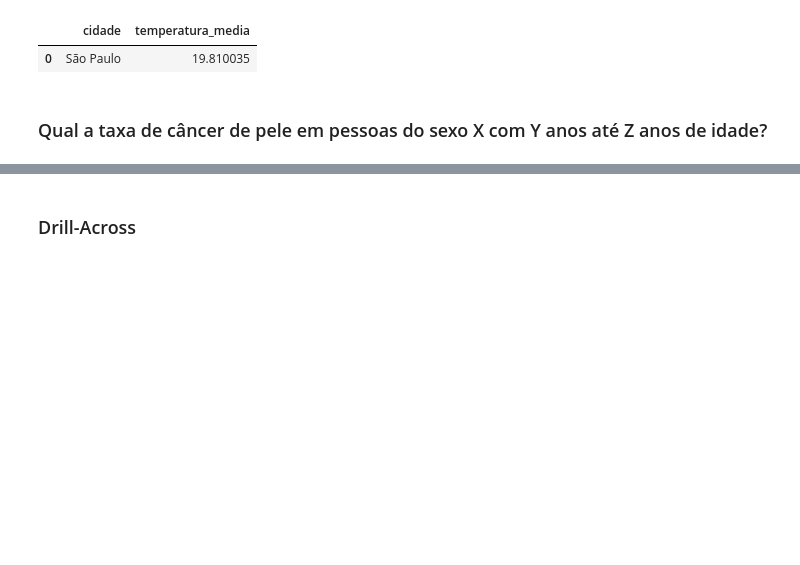
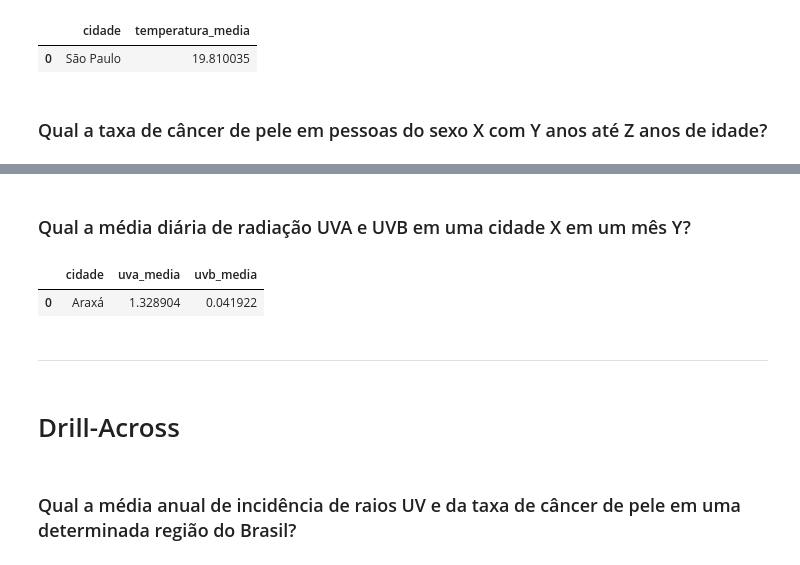
Before and after one commit to rodrigorcz/cancer-climate-dw, a Jupyter notebook: consultas.ipynb, the cells around one changed output, grey strips where cells are left out. Saved outputs shown, nothing was run; the diff lists cells and outputs as text; code cells hidden in the pictures; blank space fills up the shorter version.

Commit message:
Até Drill-Across (não terminado)

```diff
--- a/consultas.ipynb
+++ b/consultas.ipynb
@@ -276,2 +327,35 @@ df.head()
+# %% [markdown]
+### Qual a média diária de radiação UVA e UVB em uma cidade X em um mês Y?
+# %%
+CIDADE = 'Araxá'
+MES = '2'
+
+query = f"""
+SELECT
+    a.cidade,
+    AVG(CAST(f.radiacao_uva AS DECIMAL)) AS UVA_media,
+    AVG(CAST(f.radiacao_uvb AS DECIMAL)) AS UVB_media
+FROM
+    fato_clima f
+JOIN
+    dim_localidade a ON a.localidade_pk = f.localidade_pk
+JOIN
+    dim_data b ON b.data_pk = f.data_pk
+WHERE
+    a.cidade = '{CIDADE}'
+    AND b.data_mes = '{MES}'
+GROUP BY
+    a.cidade
+"""
+
+df = pd.read_sql(query, engine)
+df.head()
+# %% [output]
+|  | cidade | uva_media | uvb_media |
+| 0 | Araxá | 1.328904 | 0.041922 |
+# %% [markdown]
+---
 # %% [markdown]
-### Drill-Across
+# Drill-Across
+# %% [markdown]
+### Qual a média anual de incidência de raios UV e da taxa de câncer de pele em uma determinada região do Brasil?
```
Also changed, not shown: parts of 7 cells of this notebook.
